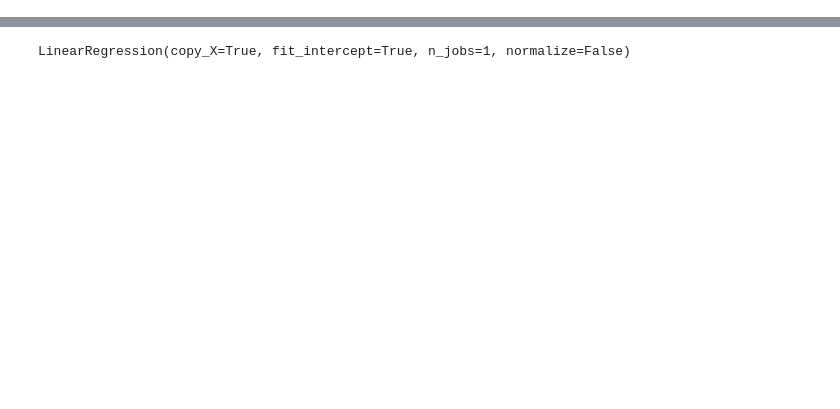
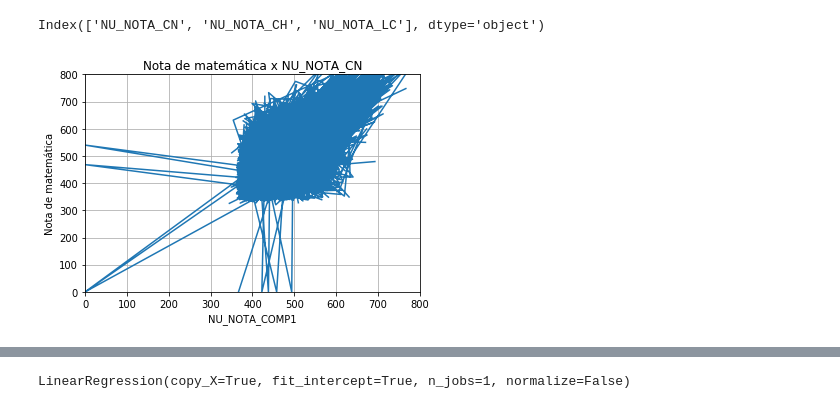
Before and after one commit to fabiano-teichmann/data_science, a Jupyter notebook: acelera_dev/main.ipynb, the cells around one changed output, grey strips where cells are left out. Cells and saved outputs as stored; diff of their text form; code cells hidden in the pictures; blank space fills up the shorter version.

```diff
--- a/acelera_dev/main.ipynb
+++ b/acelera_dev/main.ipynb
@@ -42,2 +18,18 @@ y = y.dropna(0)
+# %%
+x.columns
+# %% [output]
+Index(['NU_NOTA_CN', 'NU_NOTA_CH', 'NU_NOTA_LC'], dtype='object')
+# %%
+plt.figure()
+plt.xlabel('NU_NOTA_COMP1')
+plt.ylabel('Nota de matemática')
+plt.title('Nota de matemática x NU_NOTA_CN')
+colors = ['b', 'g']
+plt.plot(x.NU_NOTA_CN, y)
+plt.axis([0, 800, 0, 800])
+plt.grid()
+plt.show()
+# %% [output]
+[figure, added]
 # %%
 # Relacionamento de ciência da natureza vs matemática
```
Also changed, not shown: parts of 18 cells of this notebook, 4 other files.
